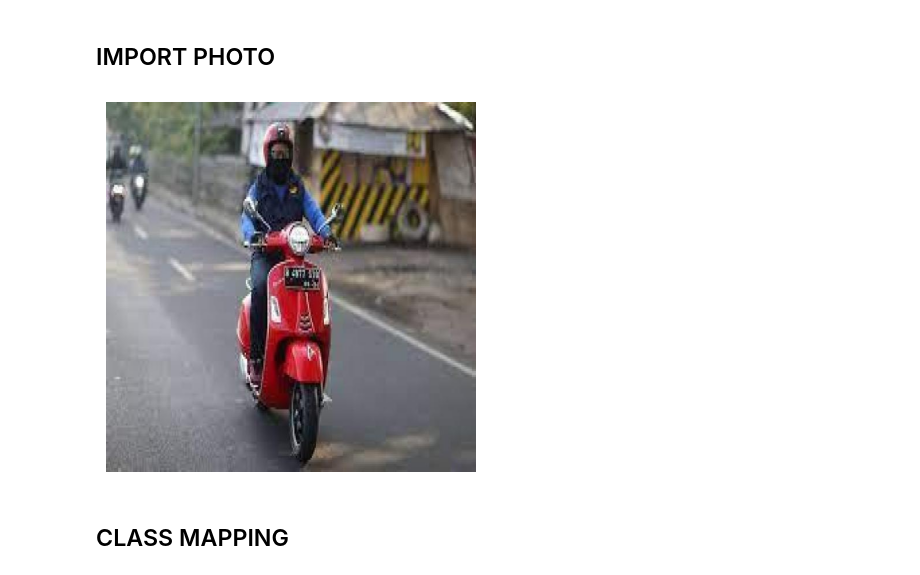
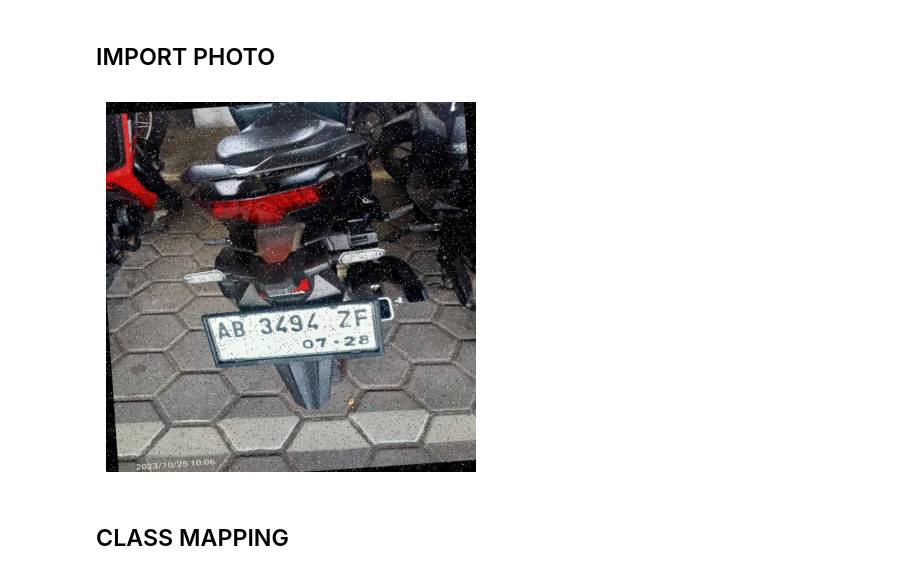
Before and after one commit to IvanSholana/Transport_and_Plate, a Jupyter notebook: main-project.ipynb, the cells around one changed output. Saved outputs shown, nothing was run; the diff lists cells and outputs as text; code cells hidden in the pictures.

```diff
--- a/main-project.ipynb
+++ b/main-project.ipynb
@@ -15,14 +15,14 @@ cap = cv2.VideoCapture(video_source_path)
 # %% [markdown]
 ## IMPORT PHOTO
 # %%
-photo_source_path = './dataset/Foto/download_jpg.rf.4634cd910608aa7bb37924e865a4dc88.jpg'
+photo_source_path = './dataset/Foto/K2_AB3494ZF_jpg.rf.85eec8252e637af4b08bd271b584c014.jpg'
 image = cv2.imread(photo_source_path)
 img_rgb = cv2.cvtColor(image, cv2.COLOR_BGR2RGB)
 plt.imshow(img_rgb)
 plt.axis('off')
 plt.show()
 # %% [output]
-[figure, old version]
+[figure, new version]
 # %% [markdown]
 ## CLASS MAPPING
 # %%
```
Also changed, not shown: parts of 7 cells of this notebook, 1 other file.
